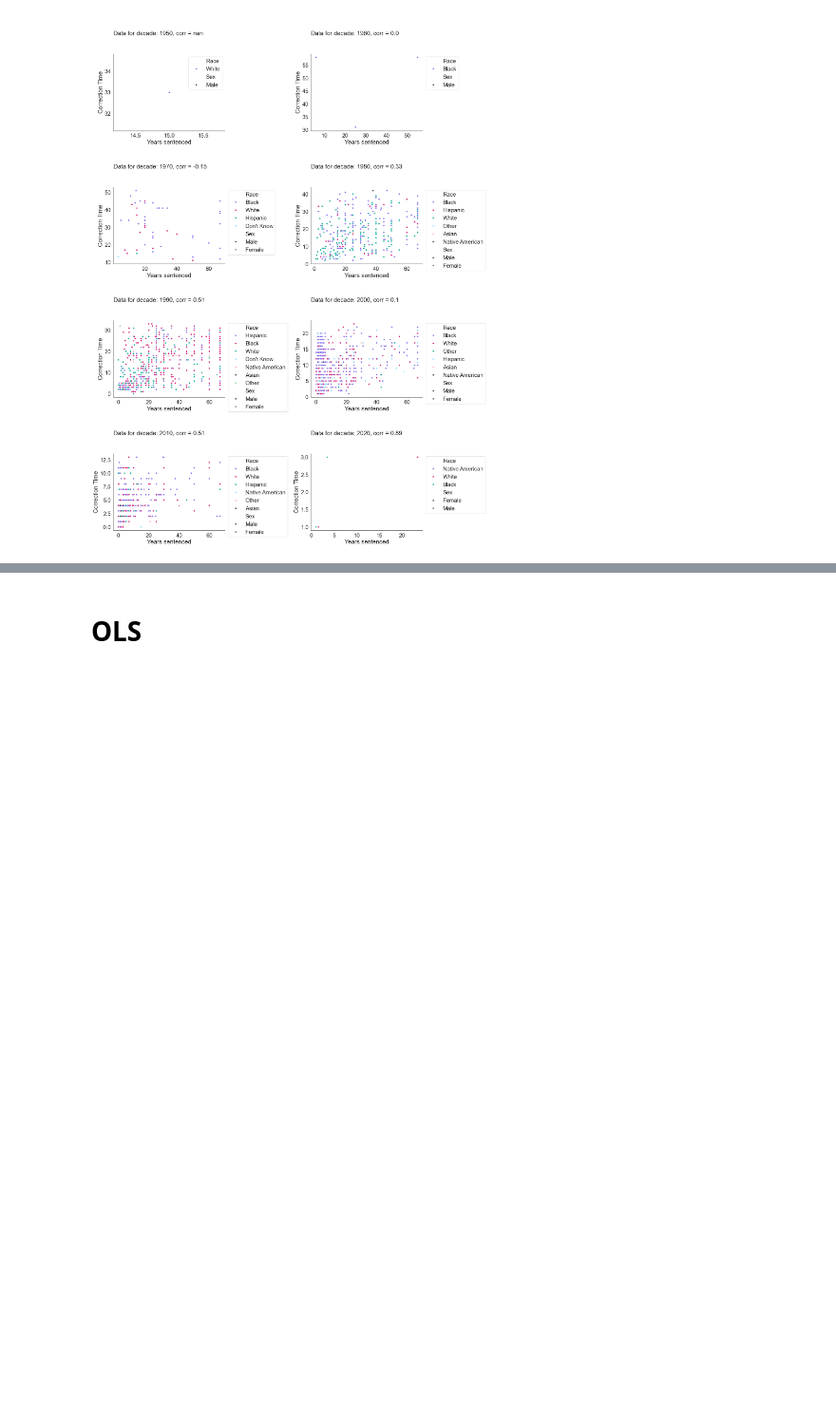
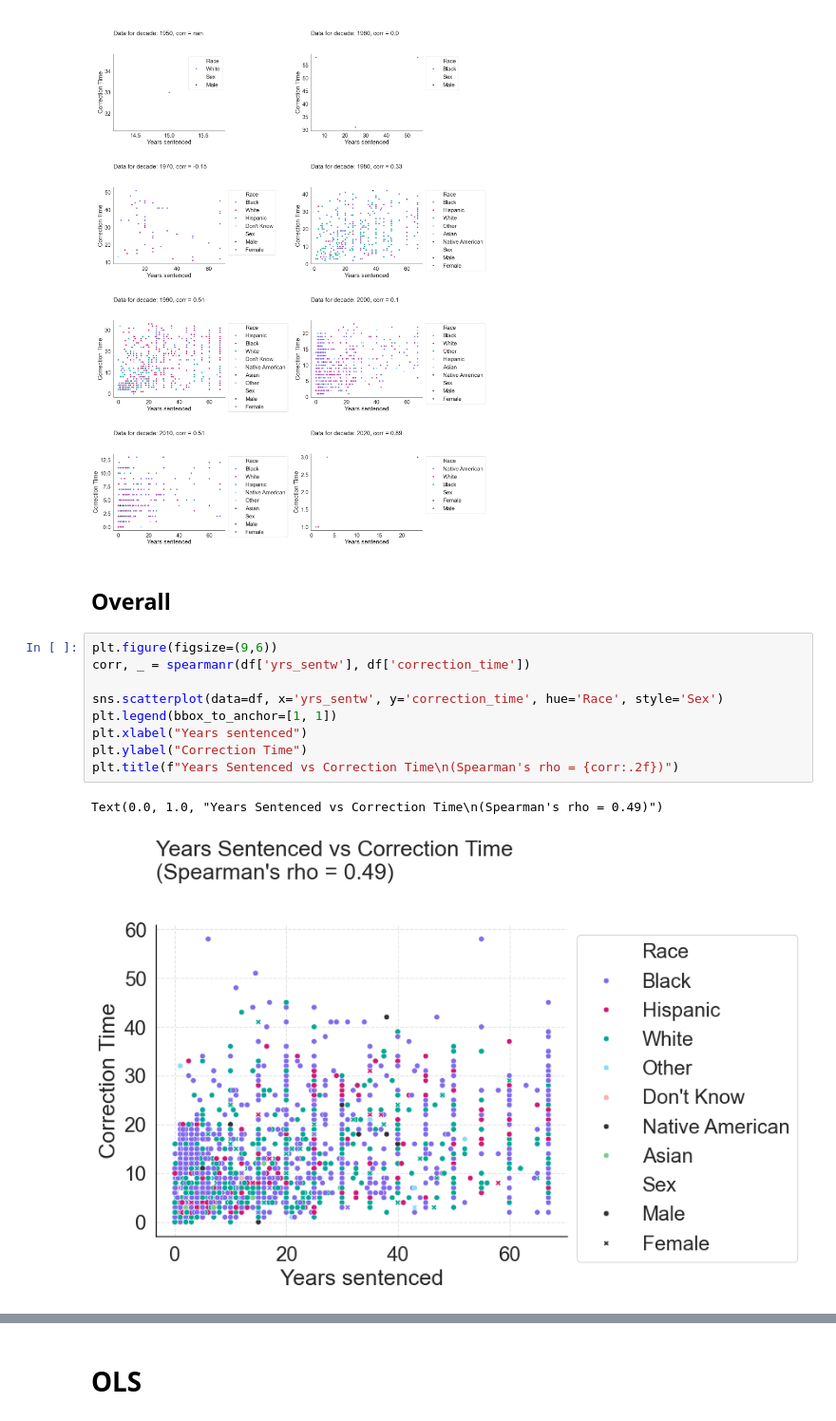
Before and after one commit to josh-ashkinaze/er_correct, a Jupyter notebook: exon.ipynb, the cells around one changed output, grey strips where cells are left out. Shown at 95% size. Cells and saved outputs as stored; diff of their text form; blank space fills up the shorter version.

```diff
--- a/exon.ipynb
+++ b/exon.ipynb
@@ -196,3 +197,17 @@ plt.tight_layout()
 plt.show()
 # %% [output]
 [figure]
+# %% [markdown]
+## Overall
+# %%
+plt.figure(figsize=(9,6))
+corr, _ = spearmanr(df['yrs_sentw'], df['correction_time'])
+
+sns.scatterplot(data=df, x='yrs_sentw', y='correction_time', hue='Race', style='Sex')
+plt.legend(bbox_to_anchor=[1, 1])
+plt.xlabel("Years sentenced")
+plt.ylabel("Correction Time")
+plt.title(f"Years Sentenced vs Correction Time\n(Spearman's rho = {corr:.2f})")
+# %% [output]
+Text(0.0, 1.0, "Years Sentenced vs Correction Time\n(Spearman's rho = 0.49)")
+[figure, added]
```
Also changed, not shown: parts of 11 cells of this notebook, 1 other file.
